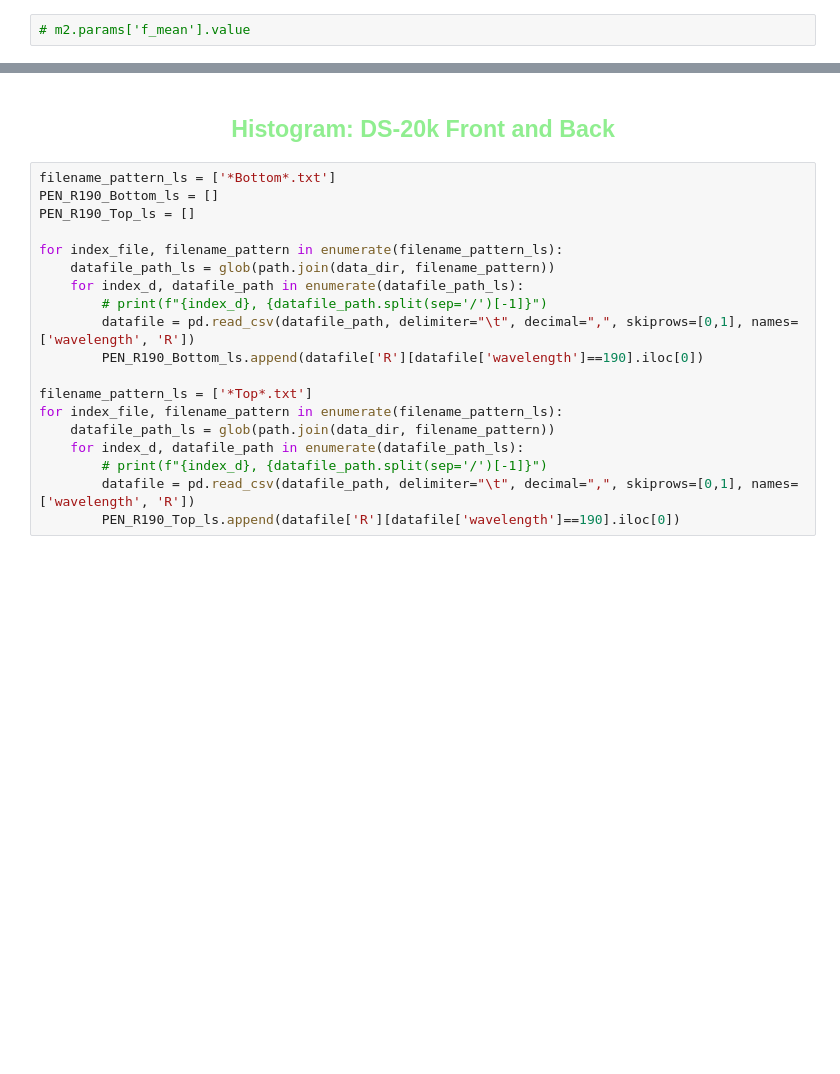
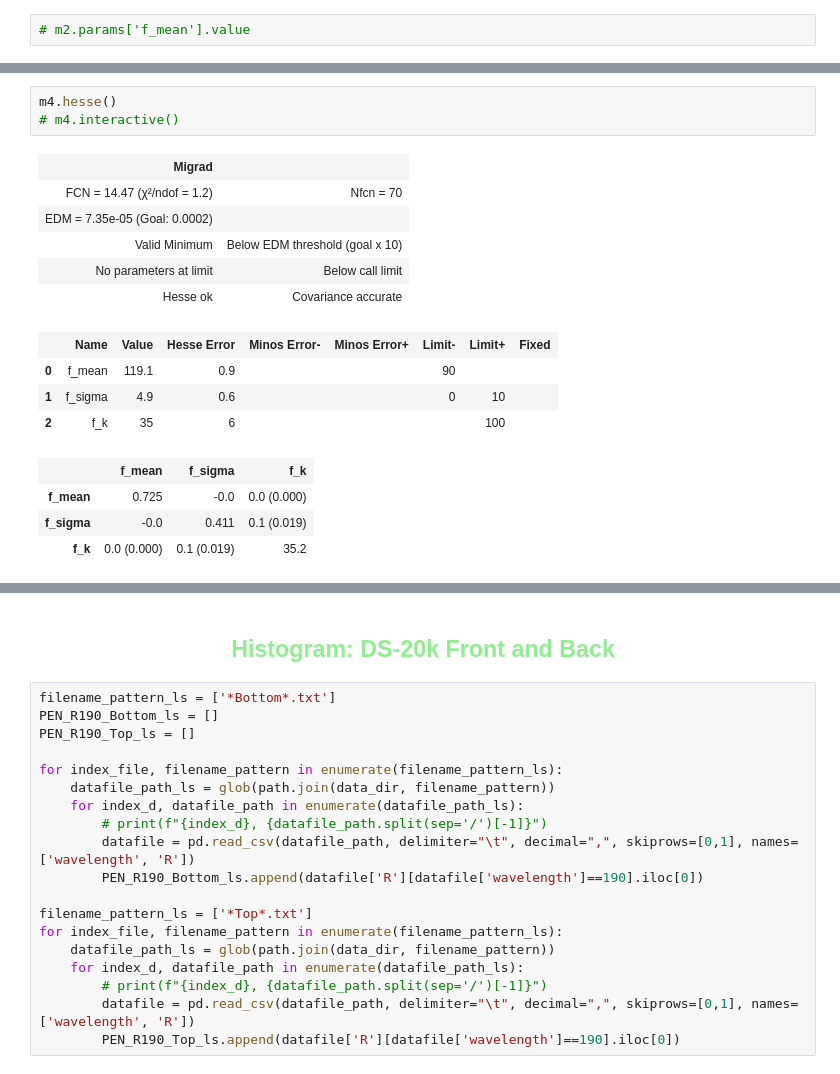
Before and after one commit to sarthchoudhary/ArGCAT, a Jupyter notebook: notebooks/plot_spectrophotometry.ipynb, the cells around one changed output, grey strips where cells are left out. Saved outputs shown, nothing was run; the diff lists cells and outputs as text; blank space fills up the shorter version.

```diff
--- a/notebooks/plot_spectrophotometry.ipynb
+++ b/notebooks/plot_spectrophotometry.ipynb
@@ -354,0 +441,18 @@ m3.migrad();
+# %%
+m4.hesse()
+# m4.interactive()
+# %% [output]
+| Migrad |  |
+| FCN = 14.47 (χ²/ndof = 1.2) | Nfcn = 70 |
+| EDM = 7.35e-05 (Goal: 0.0002) |  |
+| Valid Minimum | Below EDM threshold (goal x 10) |
+| No parameters at limit | Below call limit |
+| Hesse ok | Covariance accurate |
+|  | Name | Value | Hesse Error | Minos Error- | Minos Error+ | Limit- | Limit+ | Fixed |
+| 0 | f_mean | 119.1 | 0.9 |  |  | 90 |  |  |
+| 1 | f_sigma | 4.9 | 0.6 |  |  | 0 | 10 |  |
+| 2 | f_k | 35 | 6 |  |  |  | 100 |  |
+|  | f_mean | f_sigma | f_k |
+| f_mean | 0.725 | -0.0 | 0.0 (0.000) |
+| f_sigma | -0.0 | 0.411 | 0.1 (0.019) |
+| f_k | 0.0 (0.000) | 0.1 (0.019) | 35.2 |
```
Also changed, not shown: parts of 52 cells of this notebook.
